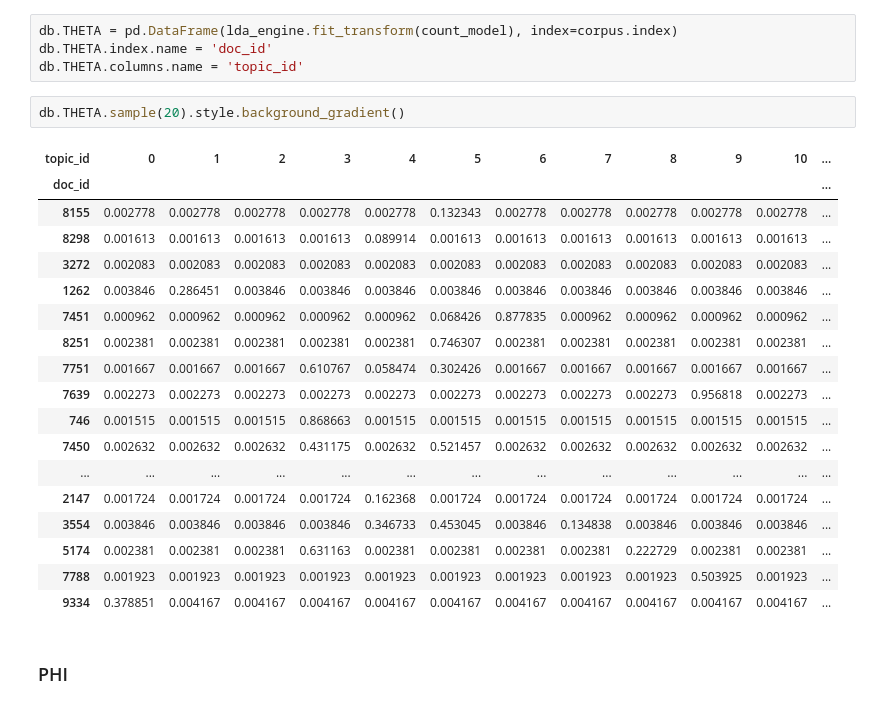
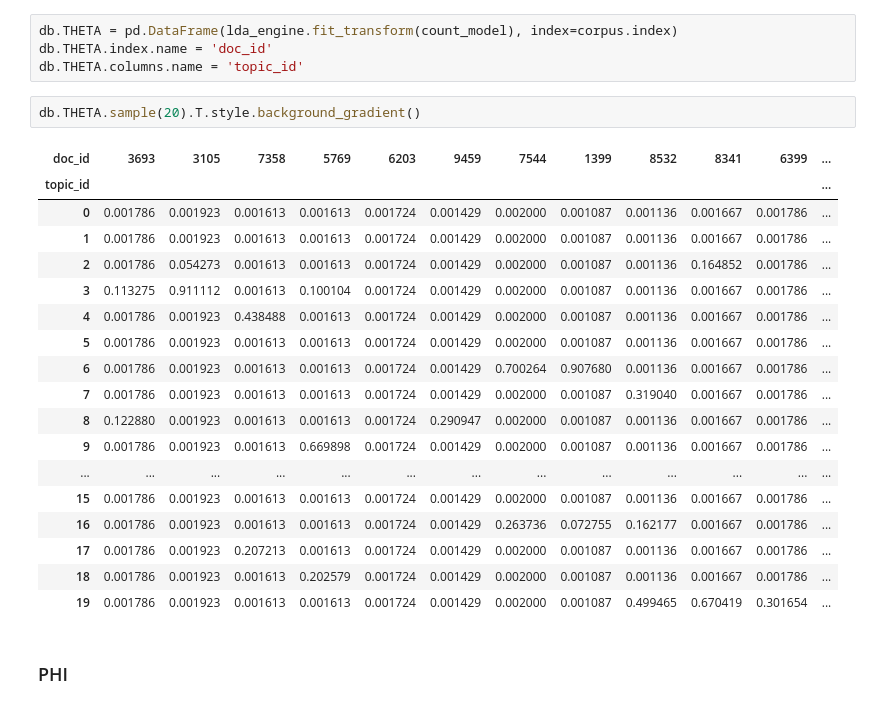
Before and after one commit to ontoligent/TAPI_Topic_Models, a Jupyter notebook: 01-SciKitLearn.ipynb, the cells around one changed output. Cells and saved outputs as stored; diff of their text form.

```diff
--- a/01-SciKitLearn.ipynb
+++ b/01-SciKitLearn.ipynb
@@ -185,26 +224,26 @@ db.THETA = pd.DataFrame(lda_engine.fit_transform(count_model), index=corpus.inde
 db.THETA.index.name = 'doc_id'
 db.THETA.columns.name = 'topic_id'
 # %%
-db.THETA.sample(20).style.background_gradient()
+db.THETA.sample(20).T.style.background_gradient()
 # %% [output]
-| topic_id | 0 | 1 | 2 | 3 | 4 | 5 | 6 | 7 | 8 | 9 | 10 | ... |
-| doc_id |  |  |  |  |  |  |  |  |  |  |  | ... |
-| 8155 | 0.002778 | 0.002778 | 0.002778 | 0.002778 | 0.002778 | 0.132343 | 0.002778 | 0.002778 | 0.002778 | 0.002778 | 0.002778 | ... |
-| 8298 | 0.001613 | 0.001613 | 0.001613 | 0.001613 | 0.089914 | 0.001613 | 0.001613 | 0.001613 | 0.001613 | 0.001613 | 0.001613 | ... |
-| 3272 | 0.002083 | 0.002083 | 0.002083 | 0.002083 | 0.002083 | 0.002083 | 0.002083 | 0.002083 | 0.002083 | 0.002083 | 0.002083 | ... |
-| 1262 | 0.003846 | 0.286451 | 0.003846 | 0.003846 | 0.003846 | 0.003846 | 0.003846 | 0.003846 | 0.003846 | 0.003846 | 0.003846 | ... |
-| 7451 | 0.000962 | 0.000962 | 0.000962 | 0.000962 | 0.000962 | 0.068426 | 0.877835 | 0.000962 | 0.000962 | 0.000962 | 0.000962 | ... |
-| 8251 | 0.002381 | 0.002381 | 0.002381 | 0.002381 | 0.002381 | 0.746307 | 0.002381 | 0.002381 | 0.002381 | 0.002381 | 0.002381 | ... |
-| 7751 | 0.001667 | 0.001667 | 0.001667 | 0.610767 | 0.058474 | 0.302426 | 0.001667 | 0.001667 | 0.001667 | 0.001667 | 0.001667 | ... |
-| 7639 | 0.002273 | 0.002273 | 0.002273 | 0.002273 | 0.002273 | 0.002273 | 0.002273 | 0.002273 | 0.002273 | 0.956818 | 0.002273 | ... |
-| 746 | 0.001515 | 0.001515 | 0.001515 | 0.868663 | 0.001515 | 0.001515 | 0.001515 | 0.001515 | 0.001515 | 0.001515 | 0.001515 | ... |
-| 7450 | 0.002632 | 0.002632 | 0.002632 | 0.431175 | 0.002632 | 0.521457 | 0.002632 | 0.002632 | 0.002632 | 0.002632 | 0.002632 | ... |
+| doc_id | 3693 | 3105 | 7358 | 5769 | 6203 | 9459 | 7544 | 1399 | 8532 | 8341 | 6399 | ... |
+| topic_id |  |  |  |  |  |  |  |  |  |  |  | ... |
+| 0 | 0.001786 | 0.001923 | 0.001613 | 0.001613 | 0.001724 | 0.001429 | 0.002000 | 0.001087 | 0.001136 | 0.001667 | 0.001786 | ... |
+| 1 | 0.001786 | 0.001923 | 0.001613 | 0.001613 | 0.001724 | 0.001429 | 0.002000 | 0.001087 | 0.001136 | 0.001667 | 0.001786 | ... |
+| 2 | 0.001786 | 0.054273 | 0.001613 | 0.001613 | 0.001724 | 0.001429 | 0.002000 | 0.001087 | 0.001136 | 0.164852 | 0.001786 | ... |
+| 3 | 0.113275 | 0.911112 | 0.001613 | 0.100104 | 0.001724 | 0.001429 | 0.002000 | 0.001087 | 0.001136 | 0.001667 | 0.001786 | ... |
+| 4 | 0.001786 | 0.001923 | 0.438488 | 0.001613 | 0.001724 | 0.001429 | 0.002000 | 0.001087 | 0.001136 | 0.001667 | 0.001786 | ... |
+| 5 | 0.001786 | 0.001923 | 0.001613 | 0.001613 | 0.001724 | 0.001429 | 0.002000 | 0.001087 | 0.001136 | 0.001667 | 0.001786 | ... |
+| 6 | 0.001786 | 0.001923 | 0.001613 | 0.001613 | 0.001724 | 0.001429 | 0.700264 | 0.907680 | 0.001136 | 0.001667 | 0.001786 | ... |
+| 7 | 0.001786 | 0.001923 | 0.001613 | 0.001613 | 0.001724 | 0.001429 | 0.002000 | 0.001087 | 0.319040 | 0.001667 | 0.001786 | ... |
+| 8 | 0.122880 | 0.001923 | 0.001613 | 0.001613 | 0.001724 | 0.290947 | 0.002000 | 0.001087 | 0.001136 | 0.001667 | 0.001786 | ... |
+| 9 | 0.001786 | 0.001923 | 0.001613 | 0.669898 | 0.001724 | 0.001429 | 0.002000 | 0.001087 | 0.001136 | 0.001667 | 0.001786 | ... |
 | ... | ... | ... | ... | ... | ... | ... | ... | ... | ... | ... | ... | ... |
-| 2147 | 0.001724 | 0.001724 | 0.001724 | 0.001724 | 0.162368 | 0.001724 | 0.001724 | 0.001724 | 0.001724 | 0.001724 | 0.001724 | ... |
-| 3554 | 0.003846 | 0.003846 | 0.003846 | 0.003846 | 0.346733 | 0.453045 | 0.003846 | 0.134838 | 0.003846 | 0.003846 | 0.003846 | ... |
-| 5174 | 0.002381 | 0.002381 | 0.002381 | 0.631163 | 0.002381 | 0.002381 | 0.002381 | 0.002381 | 0.222729 | 0.002381 | 0.002381 | ... |
-| 7788 | 0.001923 | 0.001923 | 0.001923 | 0.001923 | 0.001923 | 0.001923 | 0.001923 | 0.001923 | 0.001923 | 0.503925 | 0.001923 | ... |
-| 9334 | 0.378851 | 0.004167 | 0.004167 | 0.004167 | 0.004167 | 0.004167 | 0.004167 | 0.004167 | 0.004167 | 0.004167 | 0.004167 | ... |
+| 15 | 0.001786 | 0.001923 | 0.001613 | 0.001613 | 0.001724 | 0.001429 | 0.002000 | 0.001087 | 0.001136 | 0.001667 | 0.001786 | ... |
+| 16 | 0.001786 | 0.001923 | 0.001613 | 0.001613 | 0.001724 | 0.001429 | 0.263736 | 0.072755 | 0.162177 | 0.001667 | 0.001786 | ... |
+| 17 | 0.001786 | 0.001923 | 0.207213 | 0.001613 | 0.001724 | 0.001429 | 0.002000 | 0.001087 | 0.001136 | 0.001667 | 0.001786 | ... |
+| 18 | 0.001786 | 0.001923 | 0.001613 | 0.202579 | 0.001724 | 0.001429 | 0.002000 | 0.001087 | 0.001136 | 0.001667 | 0.001786 | ... |
+| 19 | 0.001786 | 0.001923 | 0.001613 | 0.001613 | 0.001724 | 0.001429 | 0.002000 | 0.001087 | 0.499465 | 0.670419 | 0.301654 | ... |
 # %% [markdown]
 ### PHI
 # %%
```
Also changed, not shown: parts of 10 cells of this notebook.
